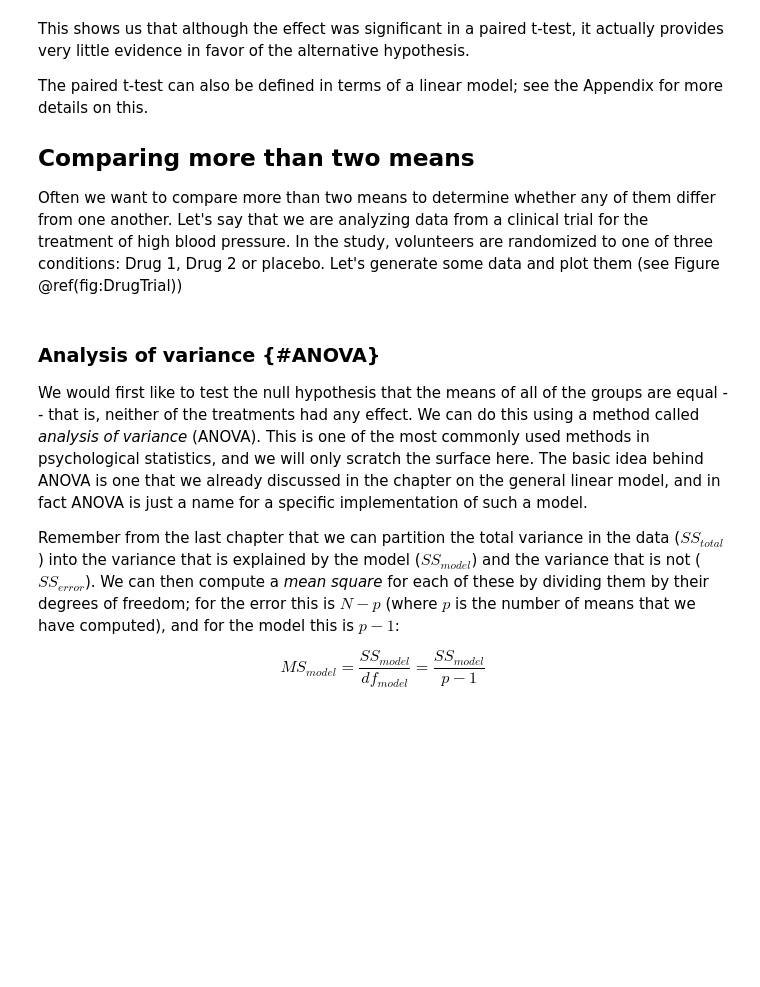
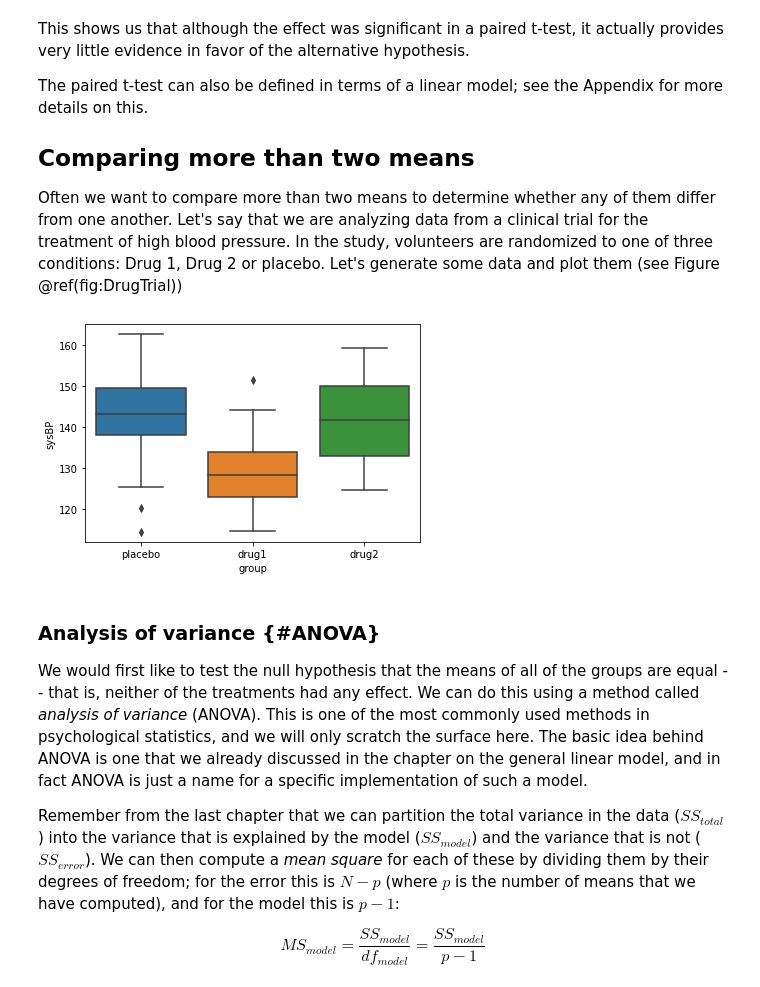
Before and after one commit to john-s-butler-dit/statsthinking21-python, a Jupyter notebook: notebooks/15-ComparingMeans.ipynb, the cells around one changed output. Drawn from its saved outputs; the diff is of its cells as text; code cells hidden in the pictures; blank space fills up the shorter version.

Commit message:
First Draft 15-ComparingMeans

```diff
--- a/notebooks/15-ComparingMeans.ipynb
+++ b/notebooks/15-ComparingMeans.ipynb
@@ -303,3 +340,20 @@ ggplot(df,aes(group,sysBP)) + geom_boxplot()
+# %%
+np.random.seed(0)
+nPerGroup= 36
+noiseSD = 10
+meanSysBP = 140
+effectSize = 0.8
+
+group=['placebo']*nPerGroup+['drug1']*nPerGroup+['drug2']*nPerGroup
+sysBP1=np.random.normal(meanSysBP, noiseSD, nPerGroup)
+sysBP2=(np.random.normal(meanSysBP-noiseSD*effectSize, noiseSD, nPerGroup))
+sysBP3=(np.random.normal(meanSysBP, noiseSD, nPerGroup))
+sysBP=[[sysBP1],[sysBP2],[sysBP3]]
+sysBP=np.concatenate((sysBP1,sysBP2,sysBP3), axis=0)
+df=pd.DataFrame({'group': group,'sysBP':sysBP})
+ax = sns.boxplot(x="group", y="sysBP", data=df)
+# %% [output]
+[figure, added]
 # %% [markdown]
 ### Analysis of variance {#ANOVA}
 
```
Also changed, not shown: parts of 24 cells of this notebook, 1 other file.
